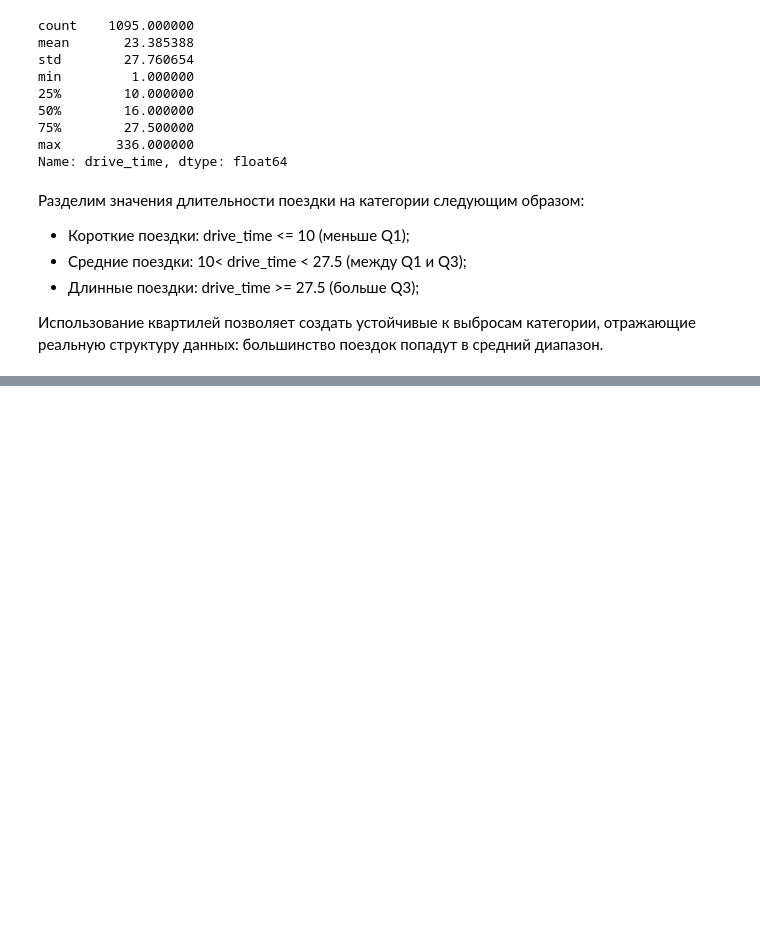
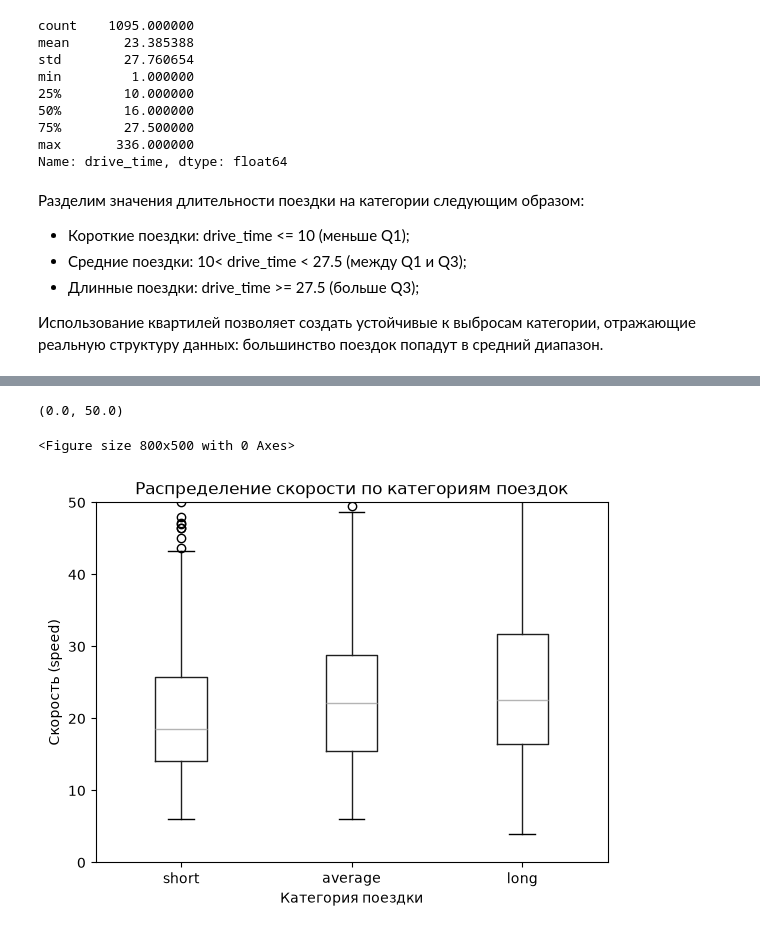
Before and after one commit to AlekseevaAnna1/data-analytics-labs, a Jupyter notebook: ЛР2_Алексеева_1.ipynb, the cells around one changed output, grey strips where cells are left out. Drawn from its saved outputs; the diff is of its cells as text; code cells hidden in the pictures; blank space fills up the shorter version.

```diff
--- a/ЛР2_Алексеева_1.ipynb
+++ b/ЛР2_Алексеева_1.ipynb
@@ -564,0 +579,17 @@ plt.ylim(0, 100)
+# %%
+plt.figure(figsize=(8, 5))
+
+# Встроенный метод Pandas
+df.boxplot(column='speed', by='duration_category', grid=False)
+
+plt.suptitle('') # Убираем автоматический заголовок
+plt.title('Распределение скорости по категориям поездок')
+plt.xlabel('Категория поездки')
+plt.ylabel('Скорость (speed)')
+
+# ограничение оси Y, чтобы убрать экстремальные выбросы
+plt.ylim(0, 50)
+# %% [output]
+(0.0, 50.0)
+<Figure size 800x500 with 0 Axes>
+[figure, added]
```
Also changed, not shown: parts of 8 cells of this notebook, 1 other file.
